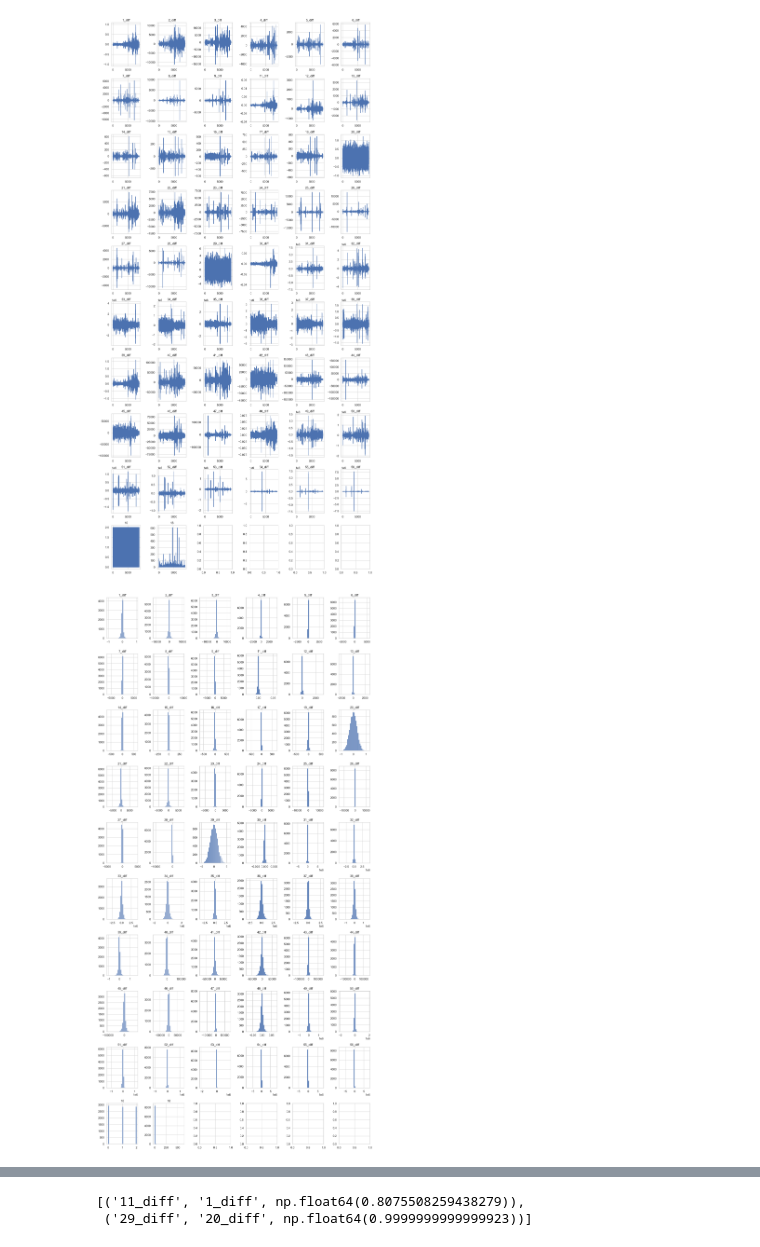
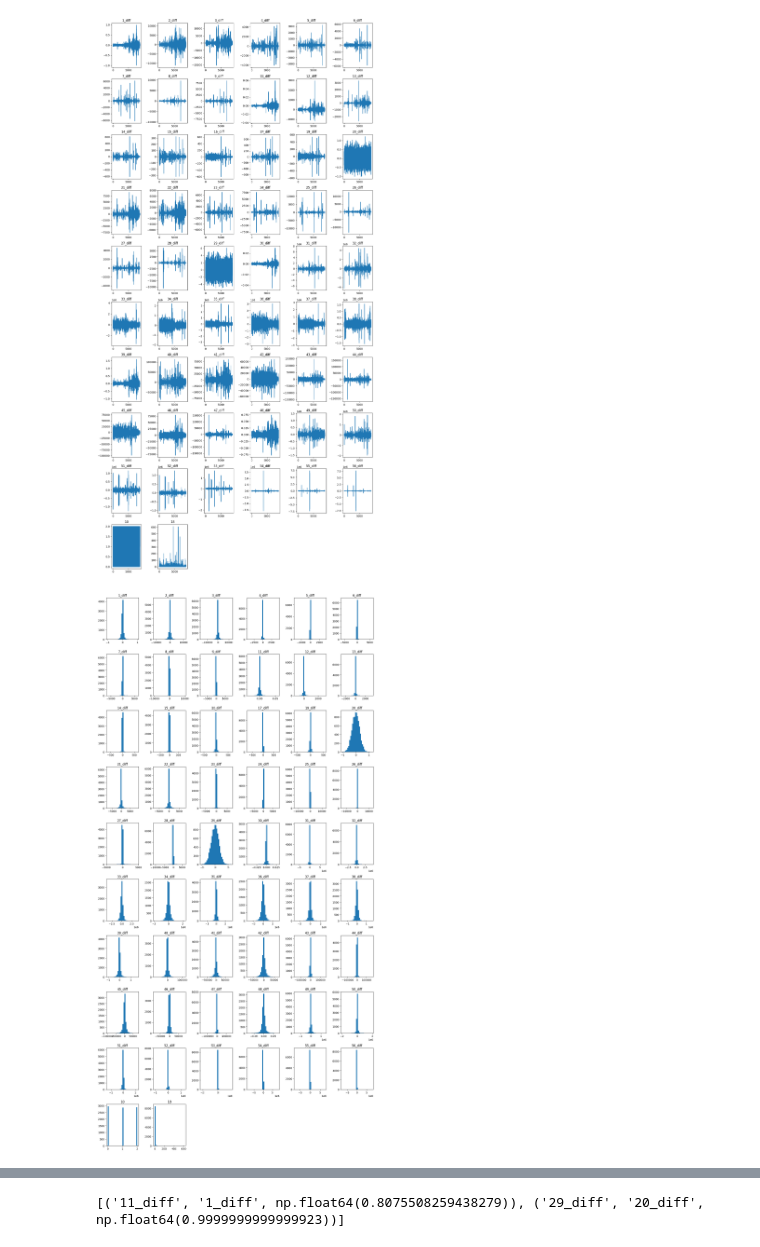
Before and after one commit to maxcyn/data-analysis-project, a Jupyter notebook: main.ipynb, the cells around one changed output, grey strips where cells are left out. Saved outputs shown, nothing was run; the diff lists cells and outputs as text; code cells hidden in the pictures.

```diff
--- a/main.ipynb
+++ b/main.ipynb
@@ -171,6 +146,7 @@ results_diff = test_stationarity(df_diff)
 # %%
 # Add ['10', '18'] back to differenced DataFrame
-df_diff[['10', '18']] = df[['10', '18']].iloc[1:].reset_index(drop=True)
+df_diff = df_diff.reset_index(drop=True)
+df_diff[['10', '18']] = df[['10', '18']]
 
 # Rename columns to indicate differencing
 df_diff.rename(columns=lambda x: f"{x}_diff" if x in cols_to_diff else x, inplace=True)
@@ -192,25 +172,34 @@ df_diff
 # %%
 # Exploratory Data Analysis, visualising data to understand patterns and relationships
-
 # Time series plots
 n_cols = 6
 n_rows = int(np.ceil(len(df_diff.columns) / n_cols))
 fig, axes = plt.subplots(n_rows, n_cols, figsize=(15, 3 * n_rows))
 axes = axes.flatten()
 for i, col in enumerate(df_diff.columns):
     axes[i].plot(df_diff.index, df_diff[col])
     axes[i].set_title(col)
+
+# Turn off any unused subplot axes
+for idx in range(len(df_diff.columns), n_rows * n_cols):
+    axes[idx].axis('off')
+
 plt.tight_layout()
 plt.show()
 
 # Histogram plots
 fig, axes = plt.subplots(n_rows, n_cols, figsize=(15, 3 * n_rows))
 axes = axes.flatten()
 for i, col in enumerate(df_diff.columns):
     axes[i].hist(df_diff[col].dropna(), bins=30)
     axes[i].set_title(col)
+
+# Turn off any unused subplot axes
+for idx in range(len(df_diff.columns), n_rows * n_cols):
+    axes[idx].axis('off')
+
 plt.tight_layout()
-plt.show() # We see that for the differenced data, the changes are generally very small (close to 0) across time
+plt.show()
 # %% [output]
-[figure, old version]
+[figure, new version]
-[figure, old version]
+[figure, new version]
```
Also changed, not shown: parts of 41 cells of this notebook, 1 other file.
